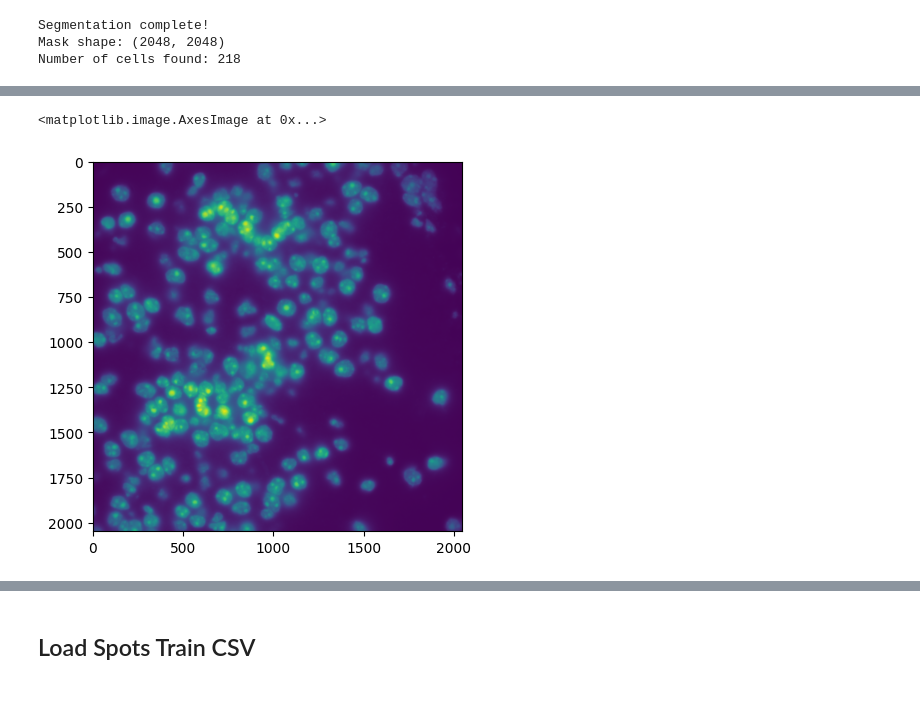
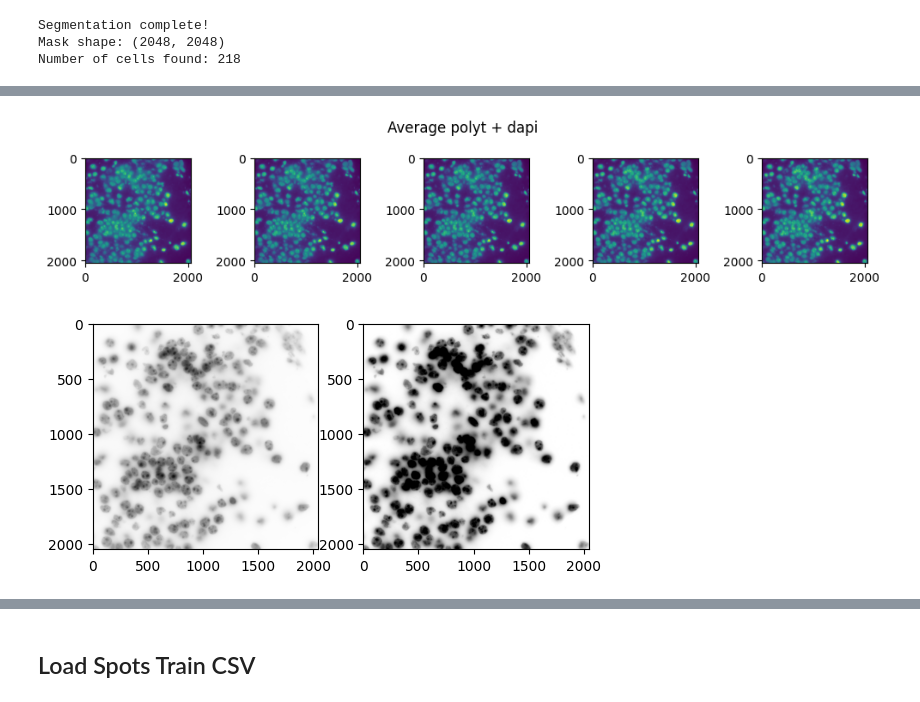
Before and after one commit to NovaBro/Neuro_project3_phase1, a Jupyter notebook: DATA_PLOTS.ipynb, the cells around one changed output, grey strips where cells are left out. Drawn from its saved outputs; the diff is of its cells as text; code cells hidden in the pictures.

```diff
--- a/DATA_PLOTS.ipynb
+++ b/DATA_PLOTS.ipynb
@@ -89,0 +66,9 @@ plt.tight_layout()
+# %%
+fig, ax = plt.subplots(1, 5)
+fig.set_size_inches(10, 2)
+for z in range(5):
+    dapi = epi_stack[6 + z * 5]   # frame 16 for z2
+    # ax[0, z].imshow(dapi)
+    ax[z].imshow(dapi)
+fig.suptitle('Average dapi')
+plt.tight_layout()
@@ -89,0 +77,9 @@ plt.tight_layout()
+# %%
+fig, ax = plt.subplots(1, 5)
+fig.set_size_inches(10, 2)
+for z in range(5):
+    dapi = epi_stack[6 + z * 5]   # frame 16 for z2
+    # ax[1, z].imshow(polyt)
+    ax[z].imshow(polyt)
+fig.suptitle('Average polyt')
+plt.tight_layout()
@@ -90,6 +88,23 @@ plt.tight_layout()
+# %%
+fig, ax = plt.subplots(1, 5)
+fig.set_size_inches(10, 2)
+for z in range(5):
+    dapi = epi_stack[6 + z * 5]   # frame 16 for z2
+    # ax[2, z].imshow(0.5 * normalize(polyt) + 0.5 * normalize(dapi))
+    ax[z].imshow(0.5 * normalize(polyt) + 0.5 * normalize(dapi))
+fig.suptitle('Average polyt + dapi')
+plt.tight_layout()
+# %% [output]
+[figure, added]
 # %%
-plt.imshow(dapi)
+plt.subplot(1, 2, 1)
+plt.imshow(dapi, cmap='grey_r')
+
+plt.subplot(1, 2, 2)
+vmin, vmax = np.percentile(dapi, [20, 95])
+plt.imshow(np.clip(dapi, vmin, vmax), cmap='grey_r')
+
+plt.show()
 # %% [output]
-<matplotlib.image.AxesImage at 0x...>
-[figure, old version]
+[figure, new version]
 # %%
```
Also changed, not shown: parts of 23 cells of this notebook, 8 other files.
